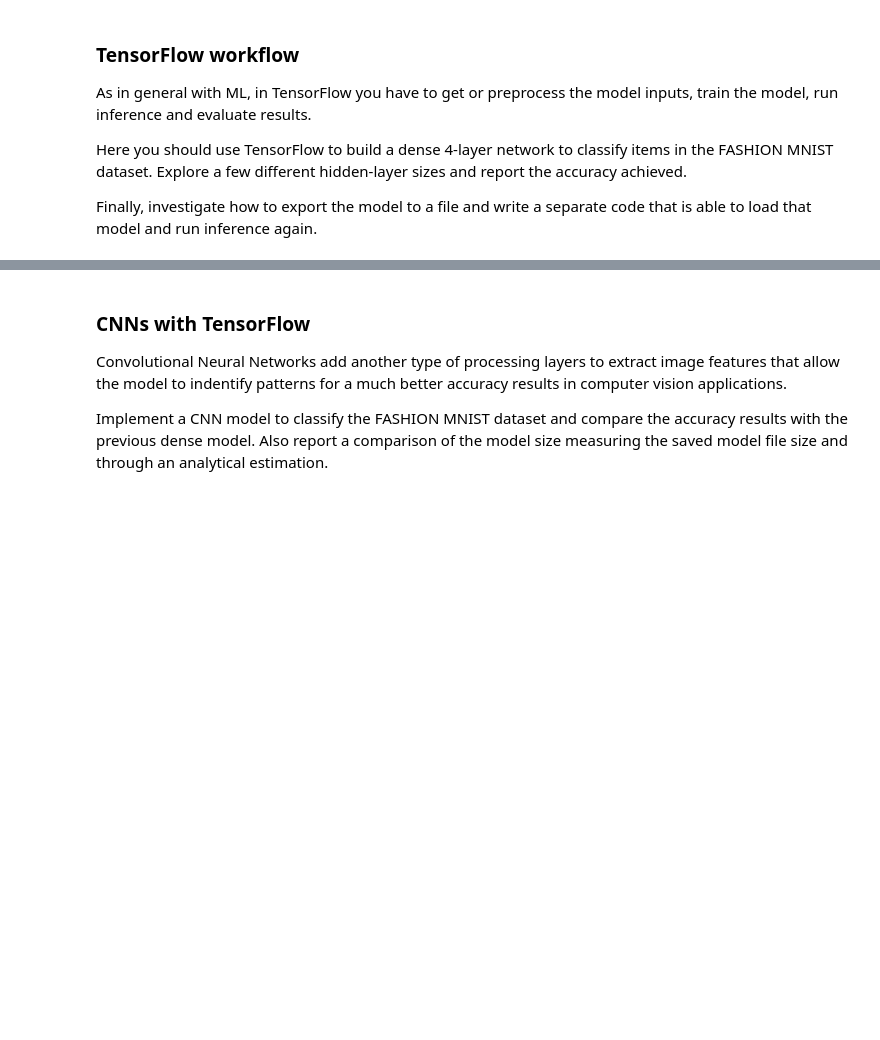
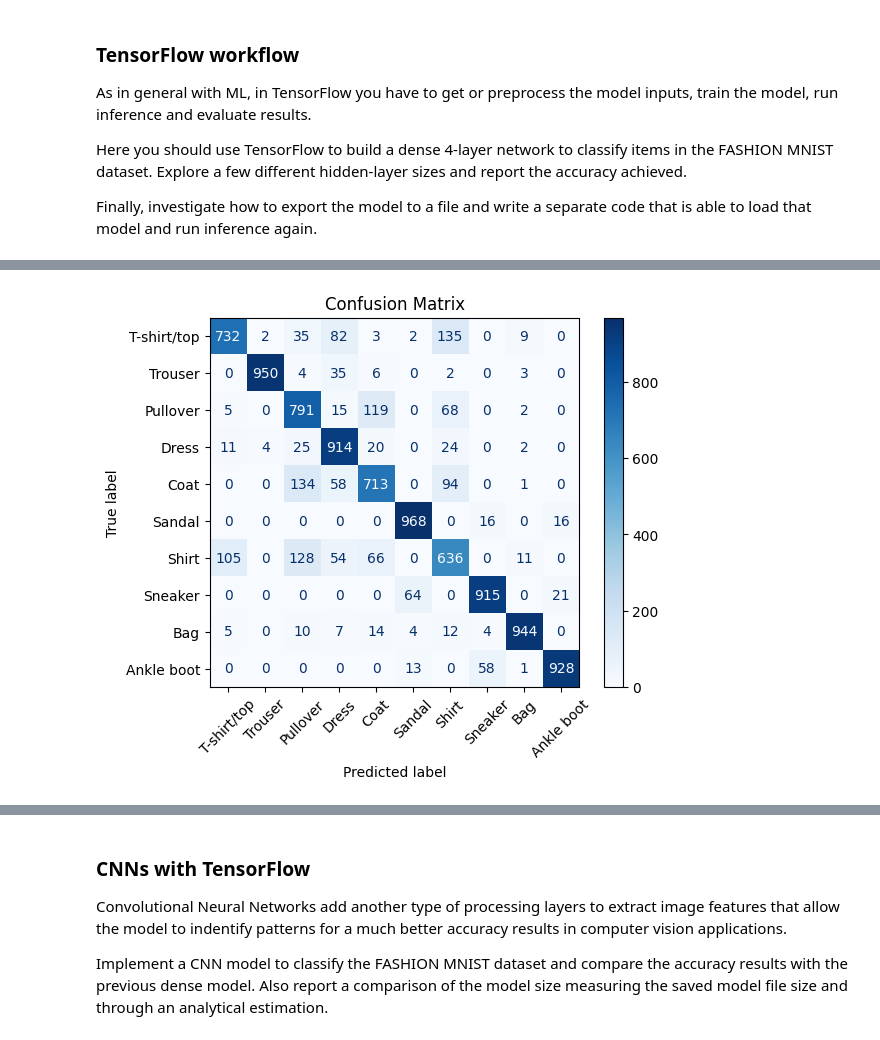
Before and after one commit to jusanchez6/Embedded-Machine-Learning, a Jupyter notebook: Lab2/Embedded_ML_Lab_2_1_TensorFlow.ipynb, the cells around one changed output, grey strips where cells are left out. Drawn from its saved outputs; the diff is of its cells as text; code cells hidden in the pictures; blank space fills up the shorter version.

```diff
--- a/Lab2/Embedded_ML_Lab_2_1_TensorFlow.ipynb
+++ b/Lab2/Embedded_ML_Lab_2_1_TensorFlow.ipynb
@@ -43,0 +149,16 @@ Finally, investigate how to export the model to a file and write a separate code
+# %%
+# confusion matrix
+predictions = model.predict(test_images)
+predicted_labels = np.argmax(predictions, axis=1)
+
+cm = confusion_matrix(test_labels, predicted_labels)
+
+disp = ConfusionMatrixDisplay(confusion_matrix=cm,
+                              display_labels=["T-shirt/top", "Trouser", "Pullover", "Dress", "Coat",
+                                            "Sandal", "Shirt", "Sneaker", "Bag", "Ankle boot"]
+                            )
+
+disp.plot(cmap= 'Blues', xticks_rotation=45)
+plt.title('Confusion Matrix')
+plt.show()
+# %% [output]
@@ -43,0 +166 @@ Finally, investigate how to export the model to a file and write a separate code
+[figure, added]
```
Also changed, not shown: parts of 17 cells of this notebook, 10 other files.
